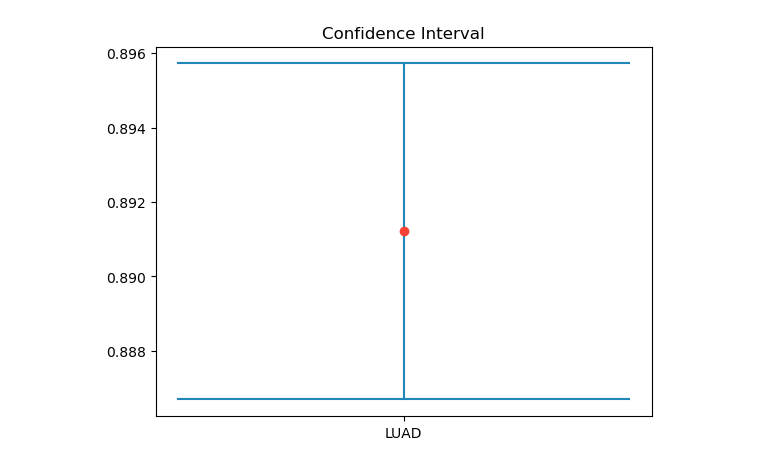
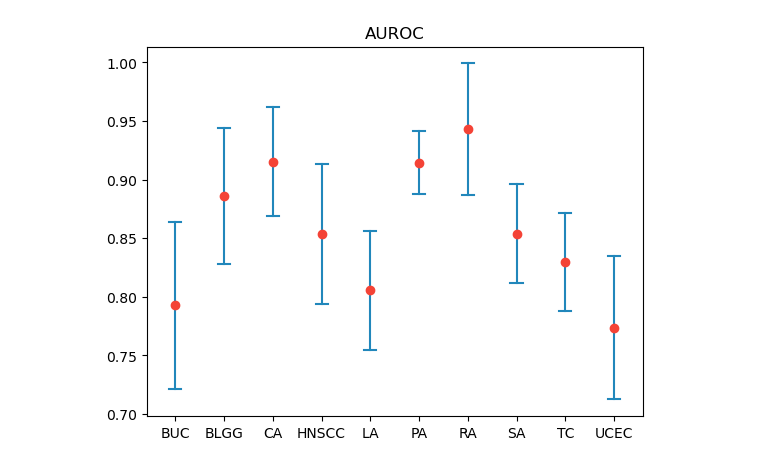
Before and after one commit to renaldyh27/DSC180-Q1-Project, a Jupyter notebook: Fig5a Replication Code.ipynb, the cells around one changed output. Cells and saved outputs as stored; diff of their text form; code cells hidden in the pictures.

```diff
--- a/Fig5a Replication Code.ipynb
+++ b/Fig5a Replication Code.ipynb
@@ -81,0 +17,12 @@ from sklearn.ensemble import RandomForestClassifier
+# %%
+## DATA READS ##
+fungi_decontaminated = pd.read_csv(fungi_decontaminated, sep='\t', header=0)
+fungi_high_coverage = pd.read_csv(fungi_high_coverage, sep='\t', header=0)
+fungi_WSI_intersect = pd.read_csv(fungi_WSI_intersect, sep='\t', header=0)
+fungi_metadata = pd.read_csv(fungi_metadata, sep='\t', header=0)
+
+#set index as sampleID
+fungi_decontaminated = fungi_decontaminated.set_index('sampleid')
+fungi_high_coverage = fungi_high_coverage.set_index('sampleid')
+fungi_WSI_intersect = fungi_WSI_intersect.set_index('sampleid')
+fungi_metadata = fungi_metadata.set_index('sampleid')
@@ -125,2 +93,0 @@ clf = RandomForestClassifier(n_estimators=150, max_depth=3, random_state=0)
-# %%
-clf_result = cross_validation(clf, X, lung_y, _cv=10)
@@ -148,27 +94,12 @@ clf_result
-# %%
-plt_data = clf_result['Training ROC_AUC scores']
-# %%
-def plot_confidence_interval(x, values, z=1.96, color='#2187bb', horizontal_line_width=0.25):
-    mean = np.mean(values)
-    stdev = np.std(values)
-    confidence_interval = z * stdev / (len(values)**(1/2))
-
-    left = x - horizontal_line_width / 2
-    top = mean - confidence_interval
-    right = x + horizontal_line_width / 2
-    bottom = mean + confidence_interval
-    plt.plot([x, x], [top, bottom], color=color)
-    plt.plot([left, right], [top, top], color=color)
-    plt.plot([left, right], [bottom, bottom], color=color)
-    plt.plot(x, mean, 'o', color='#f44336')
-
-    return mean, confidence_interval
-
-
-plt.xticks([1], ['LUAD'])
-plt.title('Confidence Interval')
-plot_confidence_interval(1, plt_data)
-
-plt.show()
-# %% [output]
-[figure, removed]
+# %%
+## BUILD MODEL ##
+
+#TODO: define cross validation hyperparams
+
+#TODO: define model hyperparams, can automate tuning later
+random_state = 0 #DO NOT TOUCH
+n_estimators = 150
+max_depth = 3
+
+#TODO: implement model(s)
+clf = RandomForestClassifier(n_estimators=n_estimators, max_depth=max_depth, random_state=random_state)
@@ -174,0 +110,15 @@ plt.show()
+# %%
+X = fungi_decontaminated
+for i, cancer in enumerate(cancer_types.columns, start=1):
+            y = cancer_types[cancer].values #array format for cross validation
+
+            clf_result = cross_validation(clf, X, y)
+
+            plt_data = clf_result['Validation ROC_AUC scores']
+            plot_confidence_interval(i, plt_data)
+
+            #TODO: implement code to organize store predictions
+
+plt.show()
+# %% [output]
+[figure, added]
```
Also changed, not shown: parts of 20 cells of this notebook.
